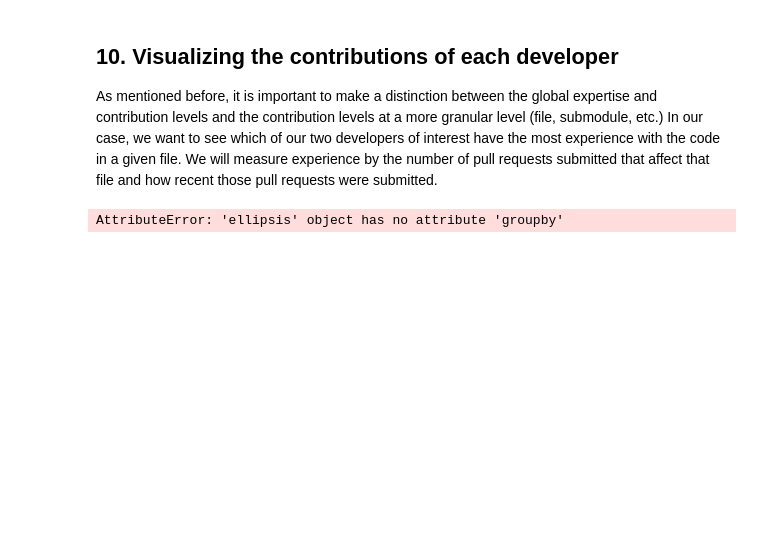
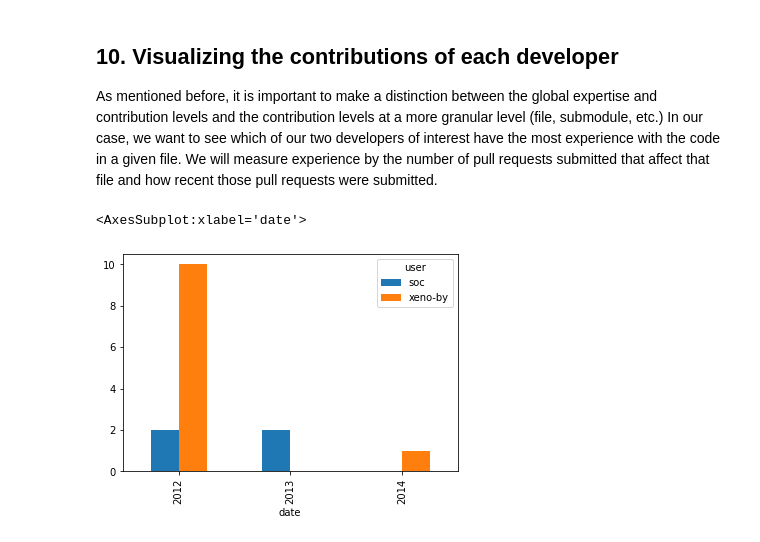
Before and after one commit to ChFontana/Guided-Projects, a Jupyter notebook: The GitHub History of the Scala Language/History of the Scala Language.ipynb, the cells around one changed output. Drawn from its saved outputs; the diff is of its cells as text; code cells hidden in the pictures; blank space fills up the shorter version.

```diff
--- a/The GitHub History of the Scala Language/History of the Scala Language.ipynb
+++ b/The GitHub History of the Scala Language/History of the Scala Language.ipynb
@@ -185,20 +185,21 @@ counts_wide.plot(kind = 'bar')
 # %%
 authors = ['xeno-by', 'soc']
 file = 'src/compiler/scala/reflect/reify/phases/Calculate.scala'
 
 # Select the pull requests submitted by the authors, from the `data` DataFrame
 by_author = data[data['user'].isin(authors)]
 
 # Select the pull requests that affect the file
 by_file = by_author[by_author['file'] == file]
 
 # Group and count the number of PRs done by each user each year
 grouped = by_file.groupby(['user', by_file['date'].dt.year]).count()['pid'].reset_index()
 
 # Transform the data into a wide format
-by_file_wide =
+by_file_wide = grouped.pivot_table(index='date', columns='user', values='pid', fill_value=0)
 
 # Plot the results
 by_file_wide.plot(kind='bar')
 # %% [output]
-AttributeError: 'ellipsis' object has no attribute 'groupby'
+<AxesSubplot:xlabel='date'>
+[figure, added]
```
Also changed, not shown: parts of 3 cells of this notebook.
